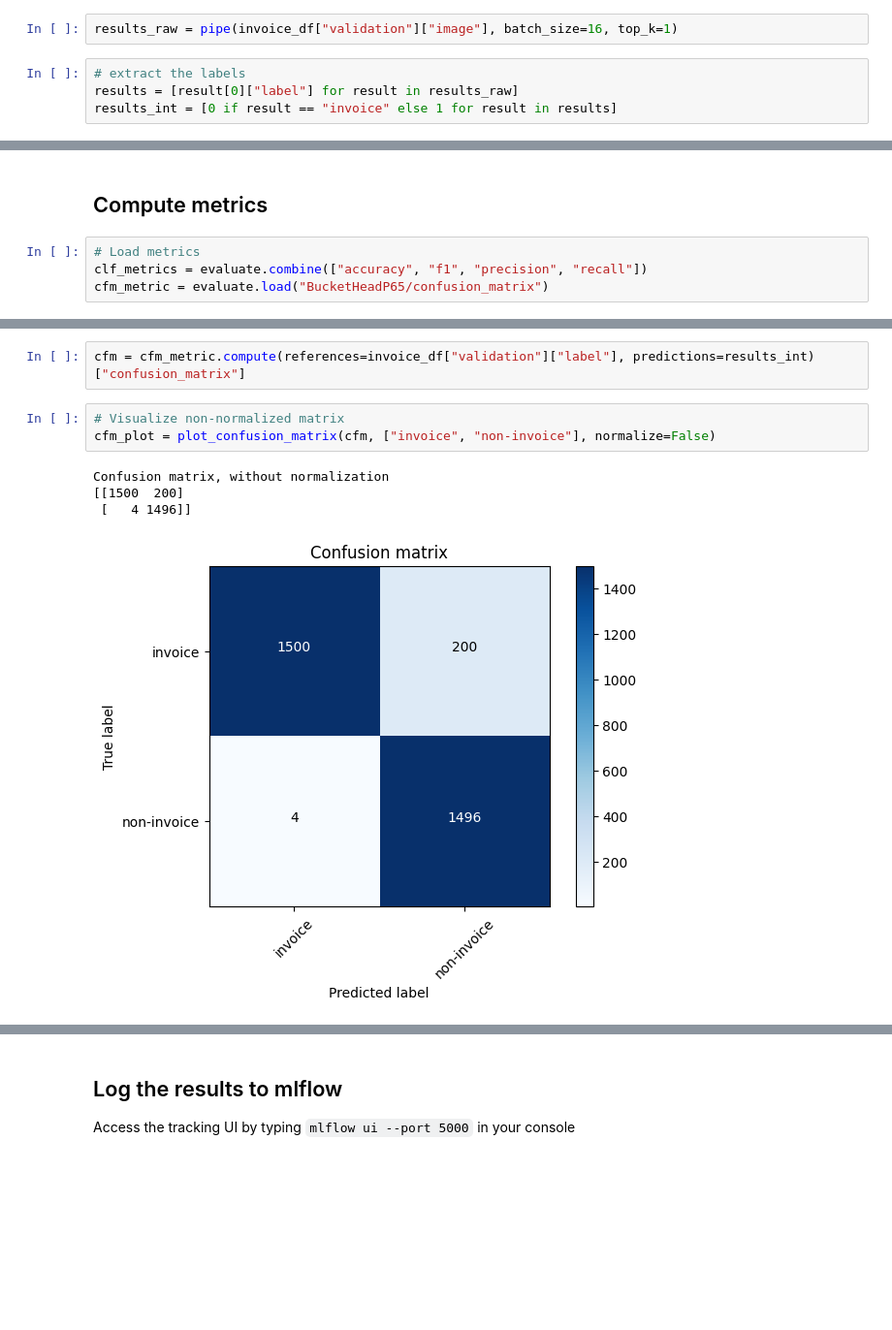
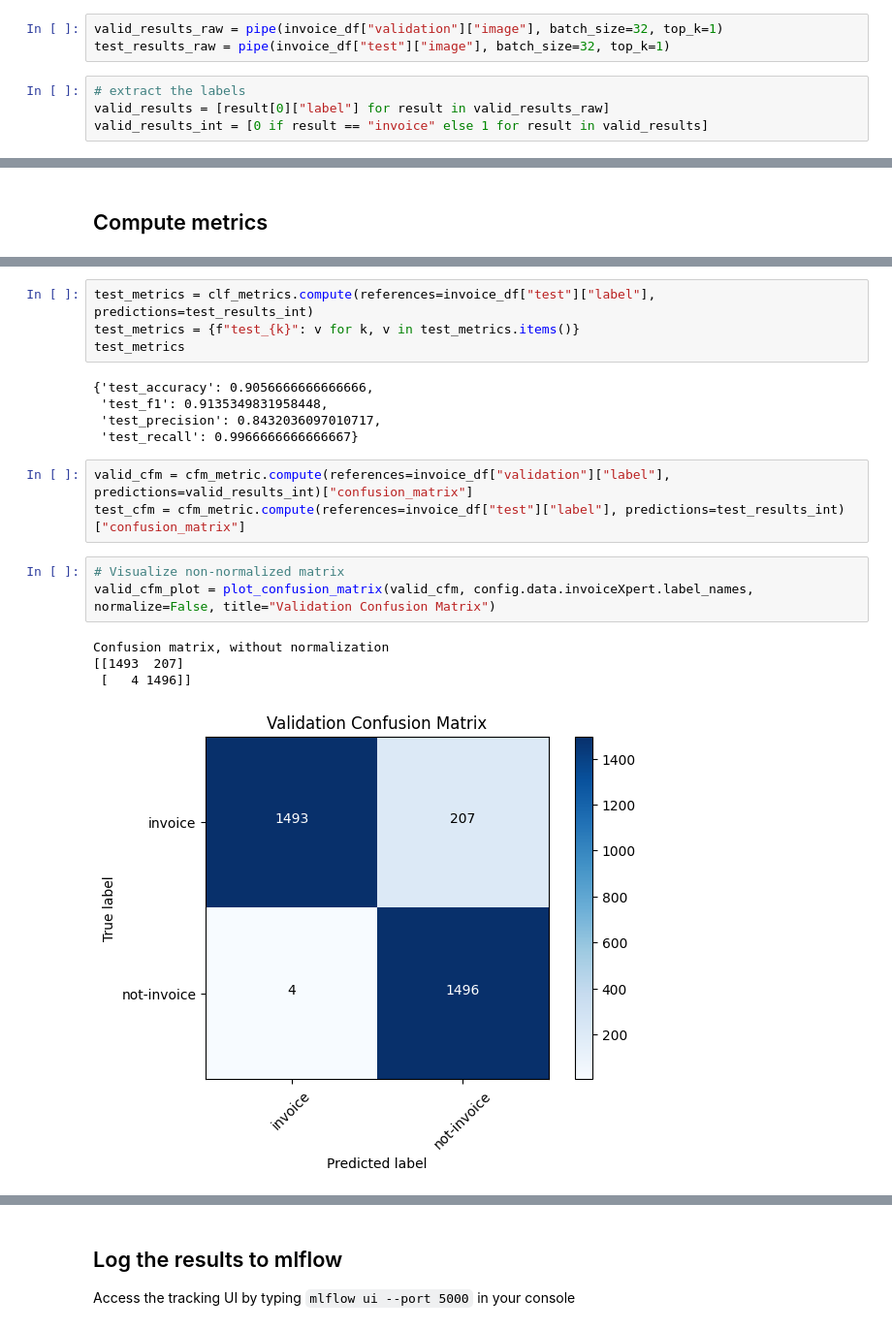
Before and after one commit to wiF0n/InvoiceXpert, a Jupyter notebook: notebooks/test_oob_models.ipynb, the cells around one changed output, grey strips where cells are left out. Shown at 97% size. Drawn from its saved outputs; the diff is of its cells as text; blank space fills up the shorter version.

```diff
--- a/notebooks/test_oob_models.ipynb
+++ b/notebooks/test_oob_models.ipynb
@@ -101,8 +103,9 @@ pipe(test_image, top_k=1)
 # %% [markdown]
 ## Score validation set
 # %%
-results_raw = pipe(invoice_df["validation"]["image"], batch_size=16, top_k=1)
+valid_results_raw = pipe(invoice_df["validation"]["image"], batch_size=32, top_k=1)
+test_results_raw = pipe(invoice_df["test"]["image"], batch_size=32, top_k=1)
 # %%
 # extract the labels
-results = [result[0]["label"] for result in results_raw]
-results_int = [0 if result == "invoice" else 1 for result in results]
+valid_results = [result[0]["label"] for result in valid_results_raw]
+valid_results_int = [0 if result == "invoice" else 1 for result in valid_results]
@@ -109,7 +116,3 @@ results_int = [0 if result == "invoice" else 1 for result in results]
 # %% [markdown]
 ## Compute metrics
-# %%
-# Load metrics
-clf_metrics = evaluate.combine(["accuracy", "f1", "precision", "recall"])
-cfm_metric = evaluate.load("BucketHeadP65/confusion_matrix")
 # %%
@@ -123,10 +127,20 @@ valid_metrics
+# %%
+test_metrics = clf_metrics.compute(references=invoice_df["test"]["label"], predictions=test_results_int)
+test_metrics = {f"test_{k}": v for k, v in test_metrics.items()}
+test_metrics
+# %% [output]
+{'test_accuracy': 0.9056666666666666,
+ 'test_f1': 0.9135349831958448,
+ 'test_precision': 0.8432036097010717,
+ 'test_recall': 0.9966666666666667}
 # %%
-cfm = cfm_metric.compute(references=invoice_df["validation"]["label"], predictions=results_int)["confusion_matrix"]
+valid_cfm = cfm_metric.compute(references=invoice_df["validation"]["label"], predictions=valid_results_int)["confusion_matrix"]
+test_cfm = cfm_metric.compute(references=invoice_df["test"]["label"], predictions=test_results_int)["confusion_matrix"]
 # %%
 # Visualize non-normalized matrix
-cfm_plot = plot_confusion_matrix(cfm, ["invoice", "non-invoice"], normalize=False)
+valid_cfm_plot = plot_confusion_matrix(valid_cfm, config.data.invoiceXpert.label_names, normalize=False, title="Validation Confusion Matrix")
 # %% [output]
 Confusion matrix, without normalization
-[[1500  200]
+[[1493  207]
  [   4 1496]]
-[figure, old version]
+[figure, new version]
```
Also changed, not shown: parts of 12 cells of this notebook, 42 other files.
